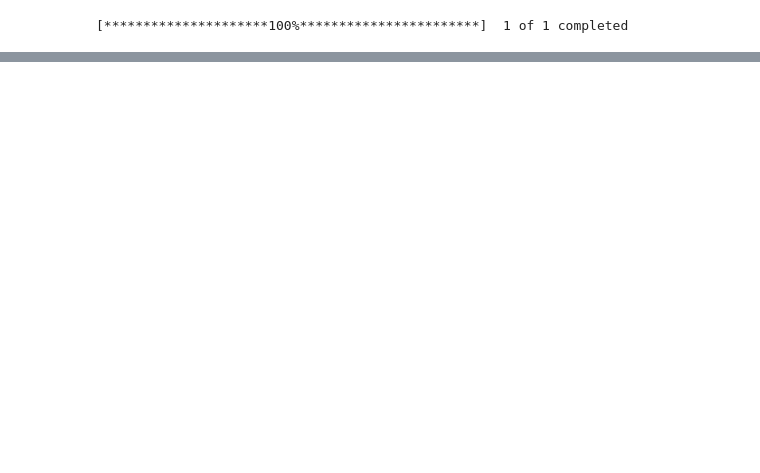
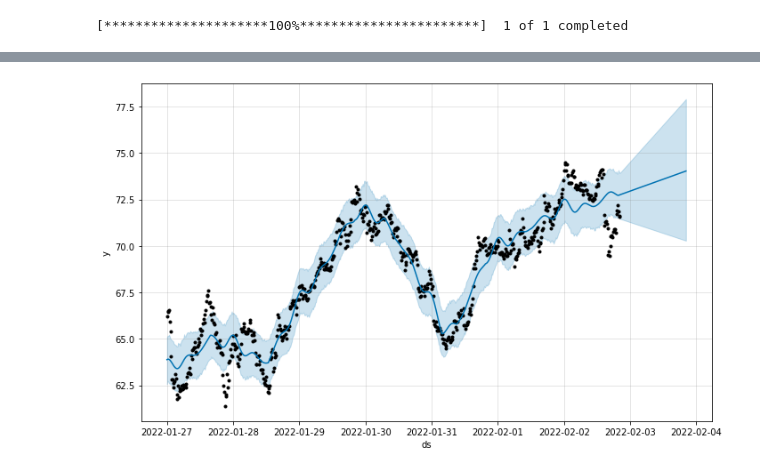
Before and after one commit to oldhero5/polka_price_predictor, a Jupyter notebook: polka_forecast.ipynb, the cells around one changed output, grey strips where cells are left out. Cells and saved outputs as stored; diff of their text form; code cells hidden in the pictures; blank space fills up the shorter version.

```diff
--- a/polka_forecast.ipynb
+++ b/polka_forecast.ipynb
@@ -67,3 +177,13 @@ fig.update_xaxes(
 fig.show()
 # %% [output]
 [interactive output not drawn]
+# %%
+# Adjust data for Input into the prophet model
+avax.reset_index(inplace=True)
+avax[["Datetime","Close"]]
+dict = {'Datetime': 'ds',
+        'Close': 'y'}
+avax.rename(columns = dict,
+                 inplace = True)
+avax['ds']=avax['ds'].astype(str).str[:-6]
+avax.head()
@@ -69,0 +197,4 @@ fig.show()
+# %%
+# Create the prophet object
+m = Prophet()
+m.fit(avax)
@@ -69,0 +205,4 @@ fig.show()
+# %%
+#Build the future dataframe in this case 48 is equal to 12 hours
+future = m.make_future_dataframe(periods = 1)
+future.tail()
@@ -69,0 +216,3 @@ fig.show()
+# %%
+forecast = m.predict(future)
+forecast[['ds', 'yhat', 'yhat_lower', 'yhat_upper']].tail()
@@ -69,0 +226,5 @@ fig.show()
+# %%
+# Plot the predictions
+fig1 = m.plot(forecast)
+# %% [output]
+[figure, added]
```
Also changed, not shown: parts of 23 cells of this notebook.
